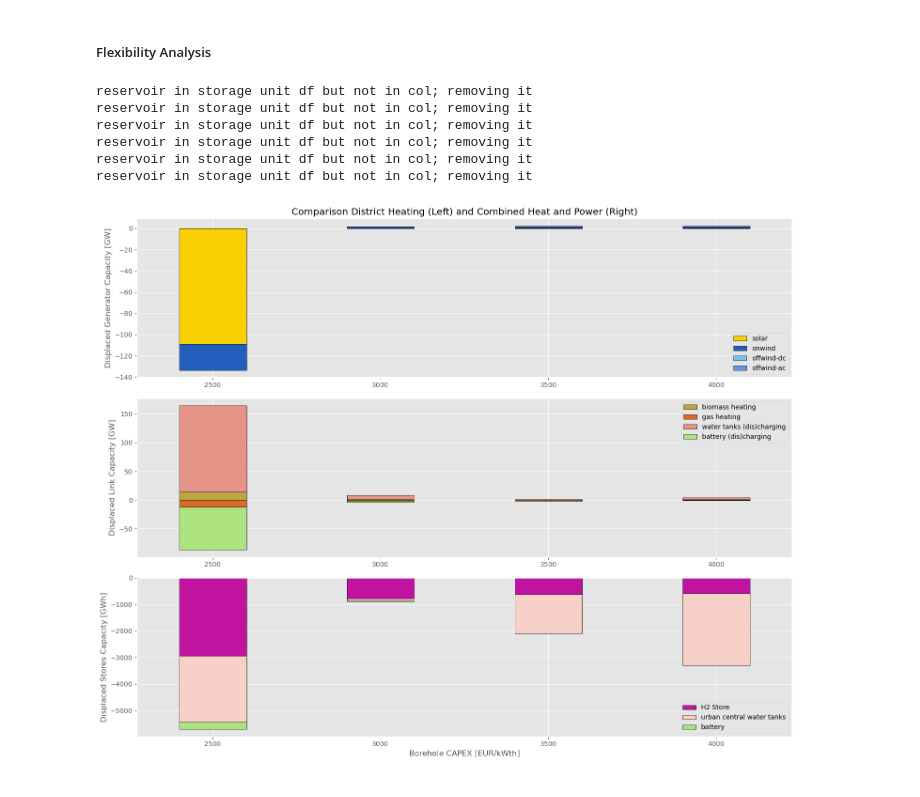
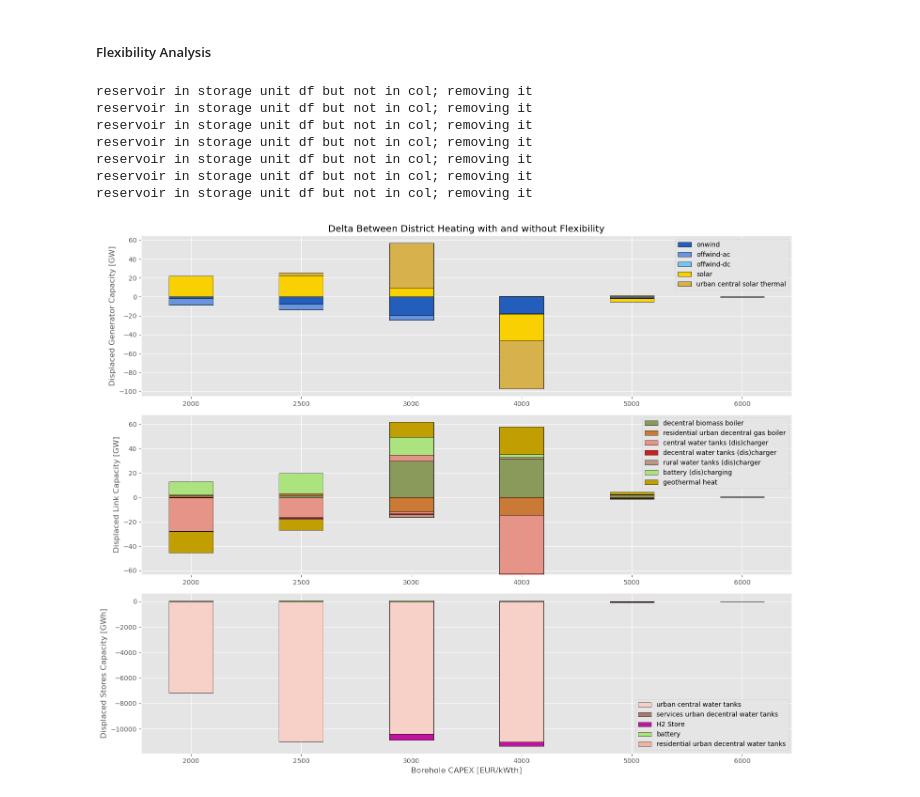
Before and after one commit to LukasFrankenQ/egs_market_integration, a Jupyter notebook: notebooks/plot_spatial_distribution.ipynb, the cells around one changed output. Saved outputs shown, nothing was run; the diff lists cells and outputs as text; code cells hidden in the pictures.

```diff
--- a/notebooks/plot_spatial_distribution.ipynb
+++ b/notebooks/plot_spatial_distribution.ipynb
@@ -284,19 +283,21 @@ carrier_grouper = {
         "residential urban decentral biomass boiler",
         "services urban decentral biomass boiler",
     ],
-    "gas heating": [
-        "residential rural gas boiler",
-        "residential urban decentral gas boiler",
-    ],
-    "central water tanks (dis)charging": [
+    # "gas heating": [
+    #     "residential rural gas boiler",
+    #     "residential urban decentral gas boiler",
+    # ],
+    # "residential rural gas boiler": ["residential rural gas boiler"],
+    "residential urban decentral gas boiler": ["residential urban decentral gas boiler"],
+    "central water tanks (dis)charger": [
         "urban central water tanks discharger",
         "urban central water tanks charger",
     ],
-    "decentral water tanks (dis)charging": [
+    "decentral water tanks (dis)charger": [
         "residential urban central decentral water tanks charger",
         "services urban decentral water tanks discharger"
     ],
-    "rural water tanks (dis)charging": [
+    "rural water tanks (dis)charger": [
         "residential rural water tanks charger",
         "services rural water tanks charger",
     ],
@@ -588,11 +618,12 @@ plt.show()
 from matplotlib.patches import Patch
 
 # modes = ["dh", "chp"]
-mode = "chp"
+# mode = "chp"
+mode = "dh"
 
 plot_regions = list(mapper)
 
-n_show_carriers = 16
+n_show_carriers = 100
 units = {
     "generators": "GW",
     "links": "GW",
@@ -626,6 +657,11 @@ nice_mode_name = {
 
 df_static = get_data(mode, "static", process=False)
 df_flex = get_data(mode, "flex", process=False)
+
+intersect_capex = df_static.columns.get_level_values(0).intersection(df_flex.columns.get_level_values(0))
+
+df_static = df_static.loc[:, idx[intersect_capex,:,:]]
+df_flex = df_flex.loc[:, idx[intersect_capex,:,:]]
 
 if mode == "chp":
     df_static = df_static.loc[:, idx[df_flex.columns.get_level_values(0), :, :]]
@@ -666,7 +702,7 @@ for c in diff.index.get_level_values(0).unique():
 
     # ss = ss.iloc[:,1:]
     ss = ss[ss.columns[ss.columns > 1500.]]
-    ss = ss[ss.columns[ss.columns < 6000.]]
+    # ss = ss[ss.columns[ss.columns < 6000.]]
 
     # if c == "stores":
     #     ss = ss.mul(1e-3)
@@ -694,6 +730,11 @@ for c in diff.index.get_level_values(0).unique():
             for new_carrier, old_carriers in carrier_grouper.items()
         ), axis=1).T
 
+        if "geothermal heat" in ss_negative.index:
+            ss_negative.loc['geothermal heat'] /= 2.
+        if "geothermal heat" in ss_positive.index:
+            ss_positive.loc['geothermal heat'] /= 2.
+
     if not ss_negative.empty:
         ss_negative.T.plot(
             color=[tech_colors[c] for c in ss_negative.index],
@@ -717,42 +758,41 @@ for c in diff.index.get_level_values(0).unique():
         for carrier in set(ss_negative.index.tolist() + ss_positive.index.tolist())
     ]
 
-    handles = (
+    handles = remove_doubled_labels(
         handles[0] + new_legend_elements
     )
-
-    handles = remove_doubled_labels(handles)
 
     ax.legend(
         handles=handles,
         # loc='upper center',
         # bbox_to_anchor=(1.01, 1.),
         # bbox_to_anchor=(0.5, -0.2),
         fancybox=True,
         shadow=False,
         ncol=1,
         # ncol=3,
         )
 
     for tick in ax.get_xticklabels():
         tick.set_rotation(0)
 
 axs[0].set_ylabel(f"Displaced Generator Capacity [{units['generators']}]")
 axs[1].set_ylabel(f"Displaced Link Capacity [{units['links']}]")
 axs[2].set_ylabel(f"Displaced Stores Capacity [{units['stores']}]")
 
 axs[-1].set_xlabel("Borehole CAPEX [EUR/kWth]")
 axs[0].set_xlabel("")
 axs[1].set_xlabel("")
 
-axs[0].set_title(f"Delta between {nice_mode_name[modes[0]]} with and without flexibility")
+axs[0].set_title(f"Delta Between {nice_mode_name[mode]} with and without Flexibility")
 plt.tight_layout()
 plt.show()
 # %% [output]
 reservoir in storage unit df but not in col; removing it
 reservoir in storage unit df but not in col; removing it
 reservoir in storage unit df but not in col; removing it
 reservoir in storage unit df but not in col; removing it
 reservoir in storage unit df but not in col; removing it
 reservoir in storage unit df but not in col; removing it
+reservoir in storage unit df but not in col; removing it
-[figure, old version]
+[figure, new version]
```
Also changed, not shown: parts of 4 cells of this notebook, 7 other files.
